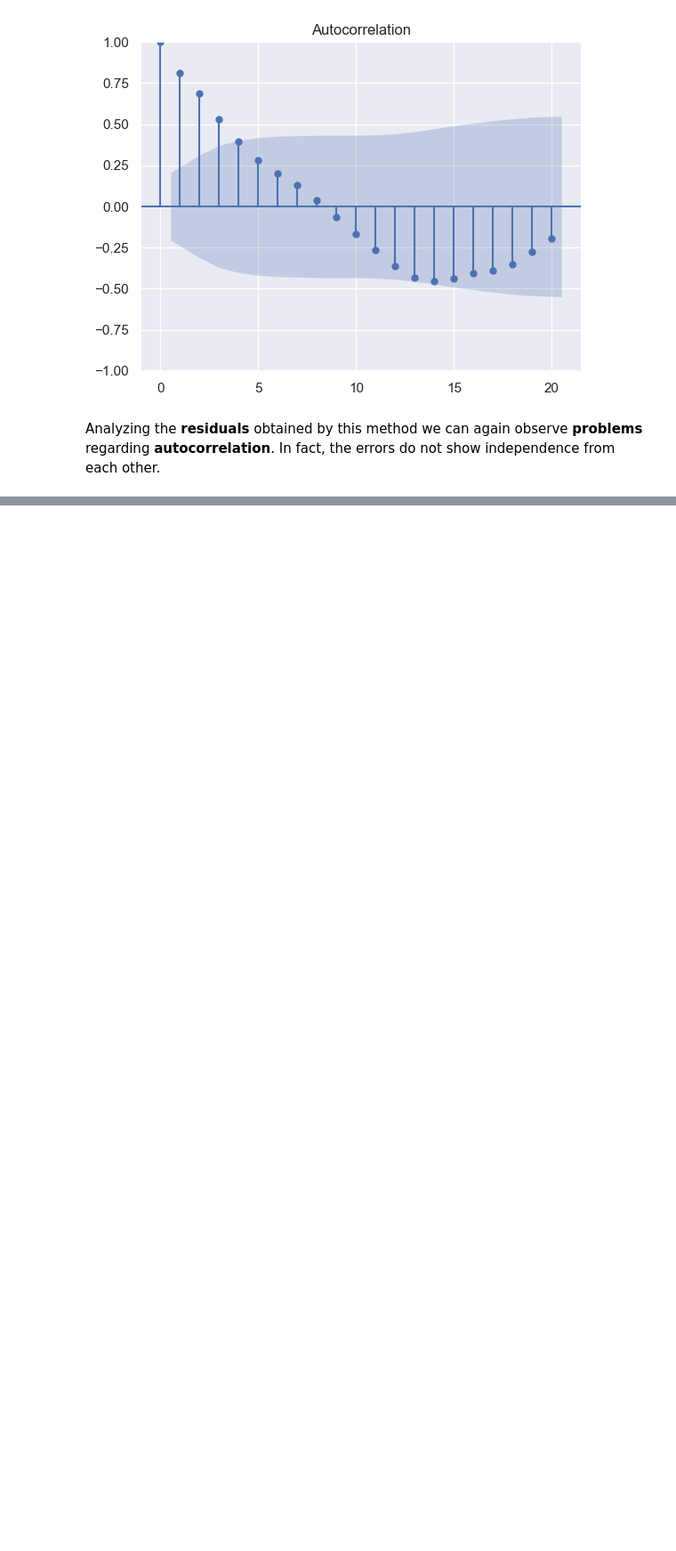
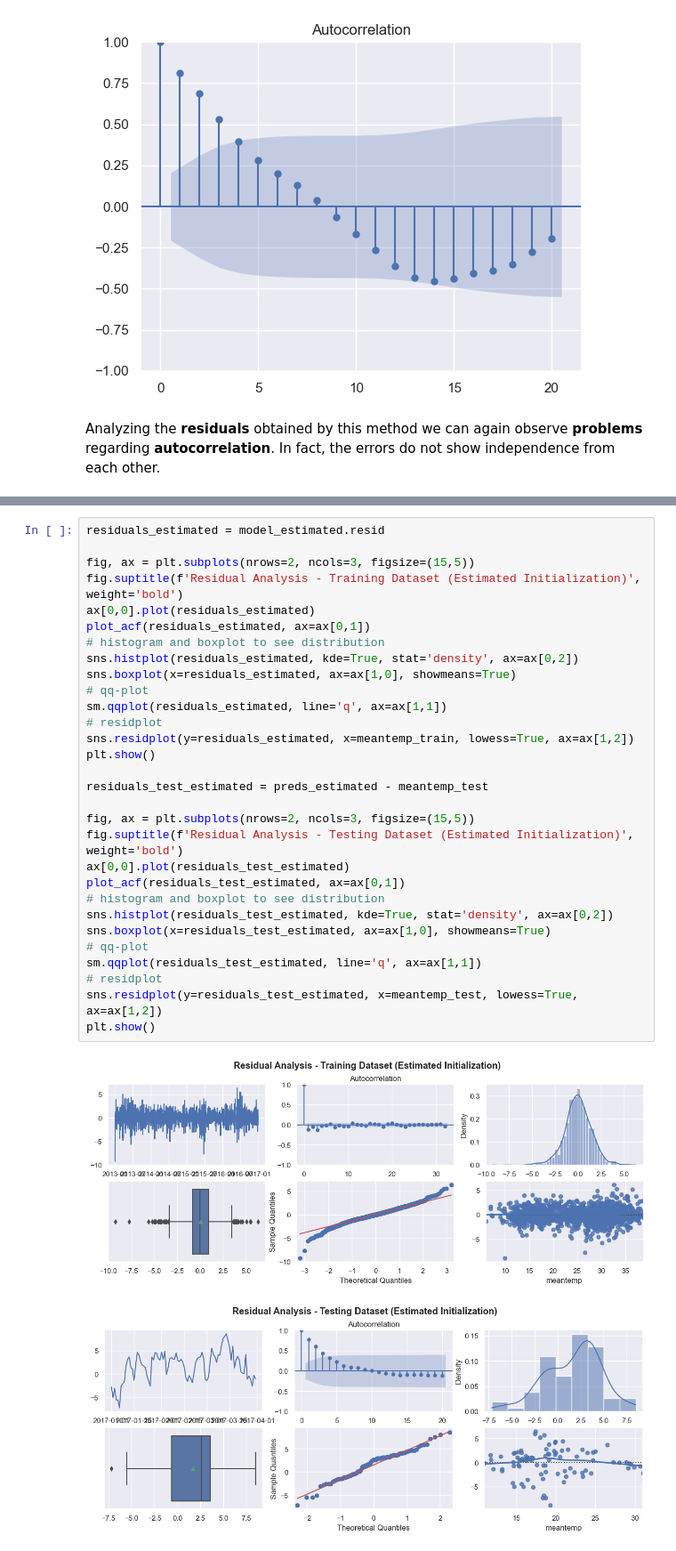
Before and after one commit to marcocolognesi/Weather_Forecast, a Jupyter notebook: forecasting.ipynb, the cells around one changed output, grey strips where cells are left out. Shown at 89% size. Cells and saved outputs as stored; diff of their text form; blank space fills up the shorter version.

```diff
--- a/forecasting.ipynb
+++ b/forecasting.ipynb
@@ -381,0 +489,33 @@ Analyzing the **residuals** obtained by this method we can again observe **probl
+# %%
+residuals_estimated = model_estimated.resid
+
+fig, ax = plt.subplots(nrows=2, ncols=3, figsize=(15,5))
+fig.suptitle(f'Residual Analysis - Training Dataset (Estimated Initialization)', weight='bold')
+ax[0,0].plot(residuals_estimated)
+plot_acf(residuals_estimated, ax=ax[0,1])
+# histogram and boxplot to see distribution
+sns.histplot(residuals_estimated, kde=True, stat='density', ax=ax[0,2])
+sns.boxplot(x=residuals_estimated, ax=ax[1,0], showmeans=True)
+# qq-plot
+sm.qqplot(residuals_estimated, line='q', ax=ax[1,1])
+# residplot
+sns.residplot(y=residuals_estimated, x=meantemp_train, lowess=True, ax=ax[1,2])
+plt.show()
+
+residuals_test_estimated = preds_estimated - meantemp_test
+
+fig, ax = plt.subplots(nrows=2, ncols=3, figsize=(15,5))
+fig.suptitle(f'Residual Analysis - Testing Dataset (Estimated Initialization)', weight='bold')
+ax[0,0].plot(residuals_test_estimated)
+plot_acf(residuals_test_estimated, ax=ax[0,1])
+# histogram and boxplot to see distribution
+sns.histplot(residuals_test_estimated, kde=True, stat='density', ax=ax[0,2])
+sns.boxplot(x=residuals_test_estimated, ax=ax[1,0], showmeans=True)
+# qq-plot
+sm.qqplot(residuals_test_estimated, line='q', ax=ax[1,1])
+# residplot
+sns.residplot(y=residuals_test_estimated, x=meantemp_test, lowess=True, ax=ax[1,2])
+plt.show()
+# %% [output]
+[figure, added]
+[figure, added]
```
Also changed, not shown: parts of 26 cells of this notebook.
